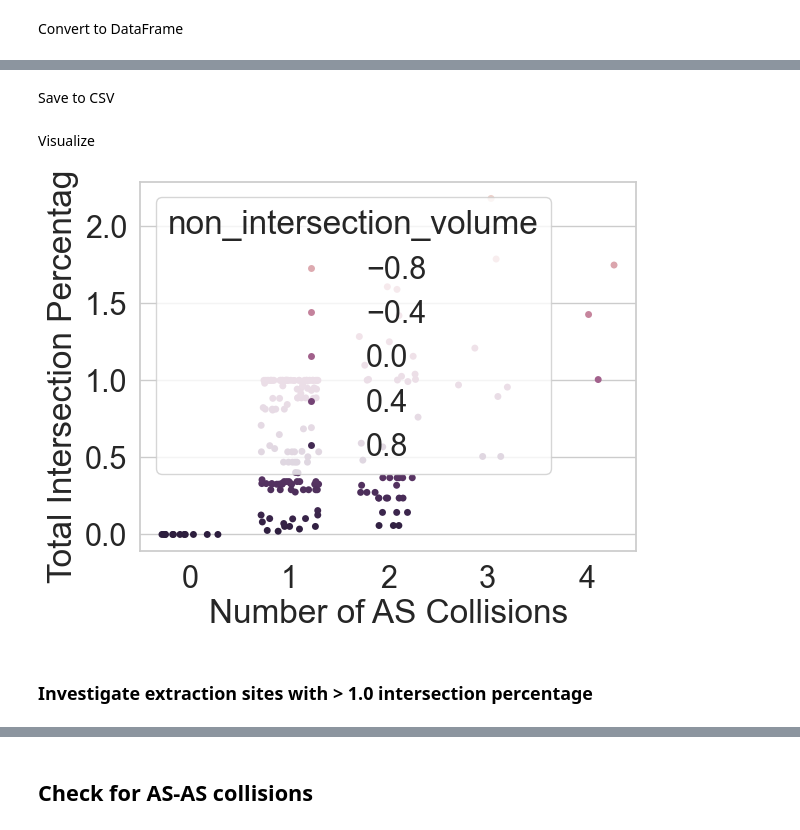
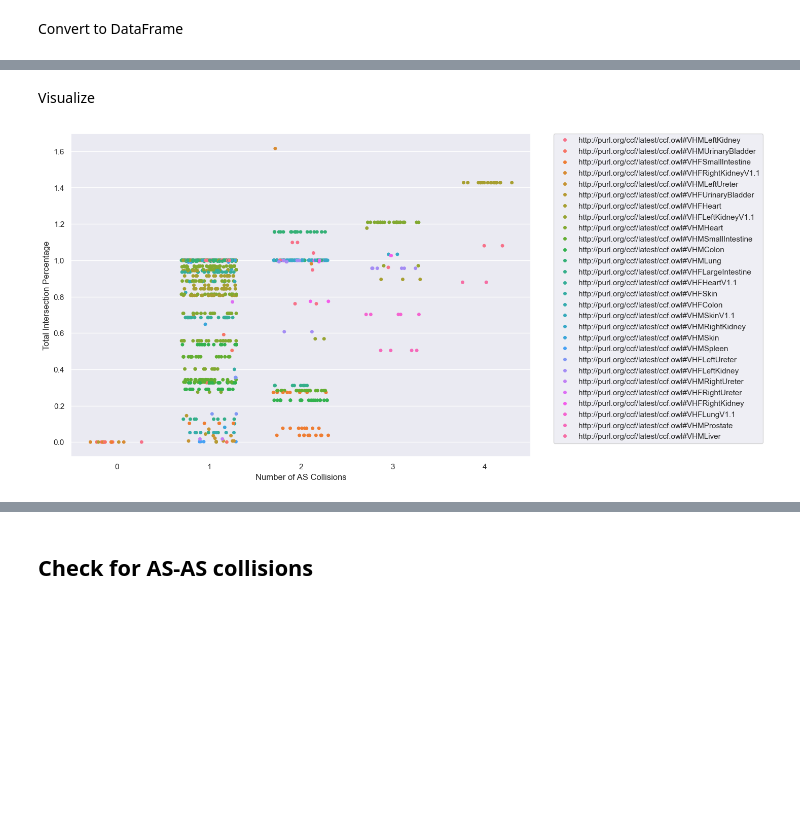
Before and after one commit to cns-iu/hra-cell-type-populations-supporting-information, a Jupyter notebook: validations/rui_ctann/rui_ctann_validation.ipynb, the cells around one changed output, grey strips where cells are left out. Drawn from its saved outputs; the diff is of its cells as text; code cells hidden in the pictures; blank space fills up the shorter version.

Commit message:
Updated more plots for intersections

```diff
--- a/validations/rui_ctann/rui_ctann_validation.ipynb
+++ b/validations/rui_ctann/rui_ctann_validation.ipynb
@@ -462,3 +422,32 @@ for donor in graph['@graph']:
+# %%
+# initialize dict for result
+result = {
+  'iri' : [],
+  'organ' : [],
+  'colliding_as' : [],
+  'total_intersection_percentage': [],
+  'number_of_AS_collisions': [],
+}
+
+# get extraction site IRIs and then get AS intersections from HRA API
+for iri in df_y['rui_location']:
+  result['iri'].append(iri)
+  collisions = get_as_collision_items(iri, get_organ=True)
+
+  # fill result dicy
+  keys = [key for key in collisions if key != 'organ']
+  result['colliding_as'].append(keys)
+  result['number_of_AS_collisions'].append(len(keys))
+
+  # compute total intersection percentage
+  total_percentage = 0
+  for structure in collisions:
+    if structure != 'organ':
+      total_percentage += collisions[structure]
+  result['total_intersection_percentage'].append(total_percentage)
+
+  # add organ for visualization
+  result['organ'].append(collisions['organ'])
 # %% [markdown]
 Convert to DataFrame
 # %%
@@ -482,2 +470,0 @@ df_intersections
-# %% [markdown]
-Save to CSV
@@ -486,23 +471,27 @@ df_intersections.to_csv("output/extraction_site_stats.csv")
 # %% [markdown]
 Visualize
 # %%
+# Create a custom color palette
+custom_palette = sns.color_palette("Dark2")
 
-# Create a custom color palette
-custom_palette = sns.color_palette("Set2")
-
+# define strip plot
 g = sns.stripplot(data=df_intersections, x='number_of_AS_collisions',
-                y='total_intersection_percentage', hue='non_intersection_volume', jitter=0.3)
+                y='total_intersection_percentage', hue='organ', jitter=0.3)
 
 # Set the style of the plot
 # Options: "white", "dark", "whitegrid", "darkgrid", "ticks"
 sns.set_style("whitegrid")
 
+# change width
+sns.set_theme(rc={'figure.figsize': (11.7, 8.27)})
+
 # Set labels
 g.set(xlabel="Number of AS Collisions", ylabel="Total Intersection Percentage")
 
+# Move legend
+plt.legend(bbox_to_anchor=(1.05, 1), loc='upper left', borderaxespad=0)
+
 # Show the plot
 plt.show()
 # %% [output]
-[figure, old version]
+[figure, new version]
-# %% [markdown]
-### Investigate extraction sites with > 1.0 intersection percentage
```
Also changed, not shown: parts of 14 cells of this notebook, 1 other file.
